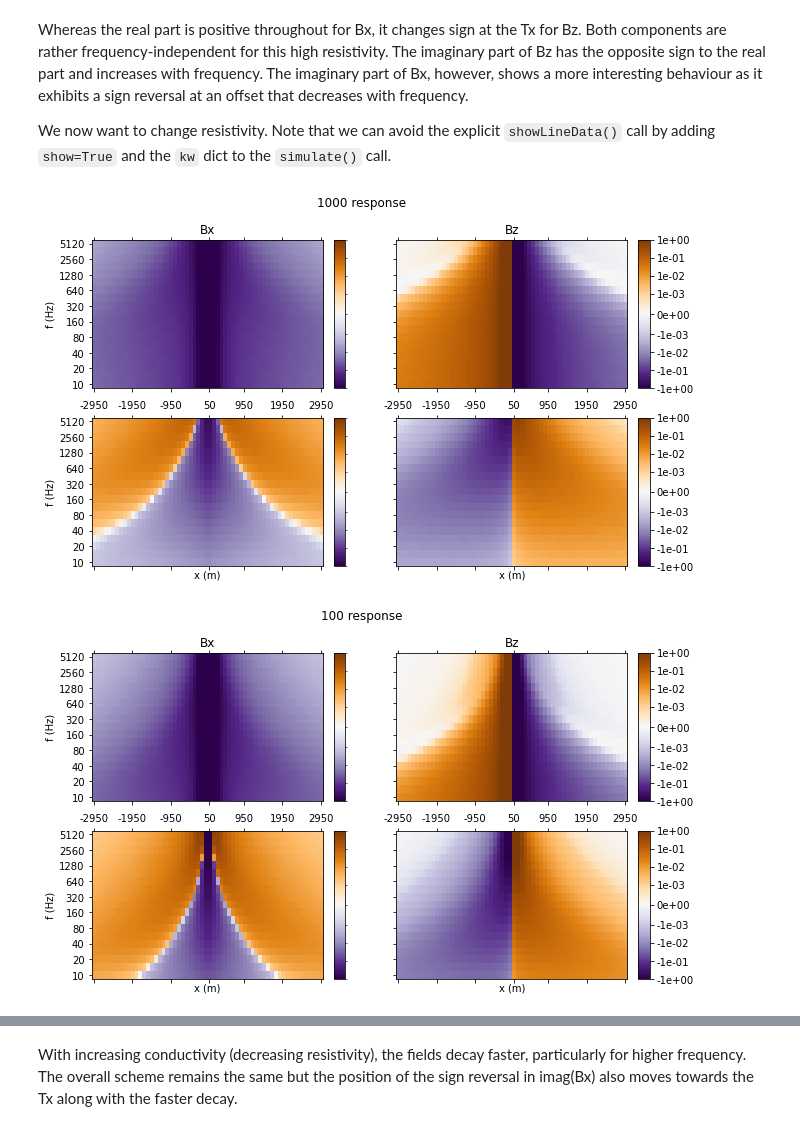
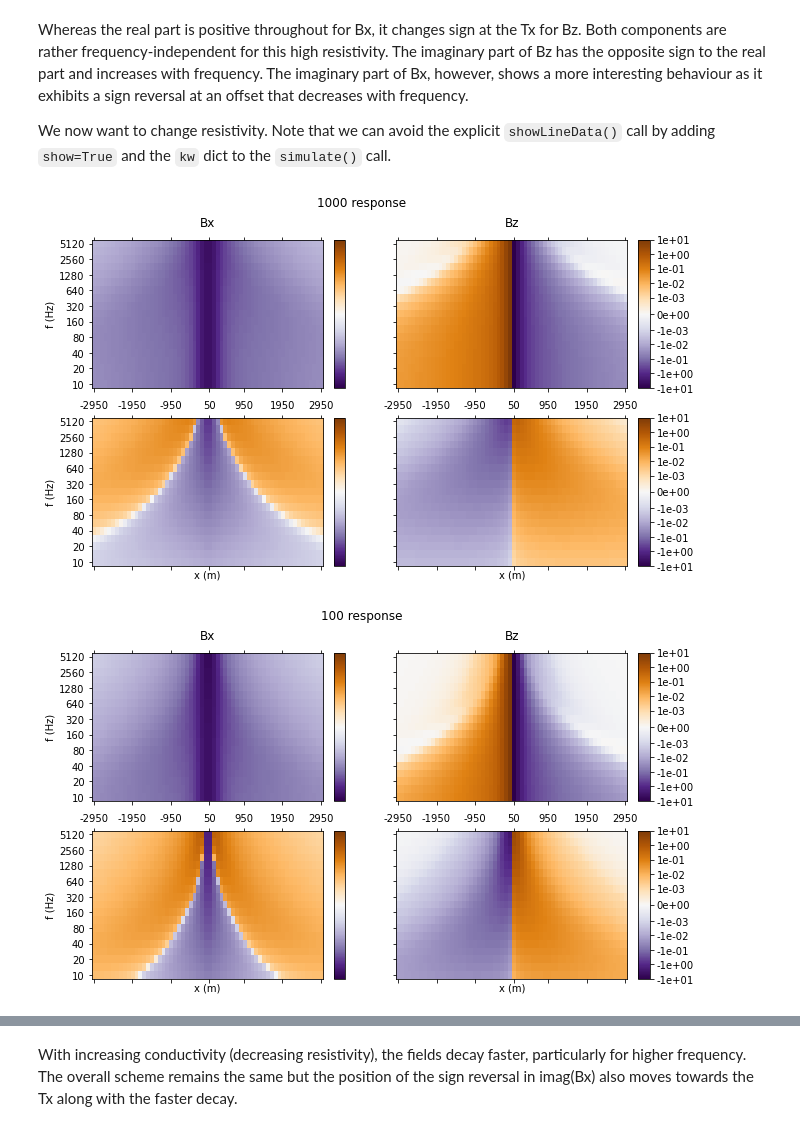
Before and after one commit to LIAG-S2/SAEM, a Jupyter notebook: examples/SAEM-Fields.ipynb, the cells around one changed output, grey strips where cells are left out. Drawn from its saved outputs; the diff is of its cells as text; code cells hidden in the pictures.

```diff
--- a/examples/SAEM-Fields.ipynb
+++ b/examples/SAEM-Fields.ipynb
@@ -48,7 +47,7 @@ Whereas the real part is positive throughout for Bx, it changes sign at the Tx f
 We now want to change resistivity. Note that we can avoid the explicit `showLineData()` call by adding `show=True` and the `kw` dict to the `simulate()` call.
 # %%
 for rho in [1000, 100, 10, 1]:
-    self.simulate(rho, show=True, name=str(rho), **kw);
+    self.simulate(rho, show=True, name=str(rho));
 # %% [output]
-[figure, old version]
+[figure, new version]
-[figure, old version]
+[figure, new version]
```
Also changed, not shown: parts of 6 cells of this notebook, 1 other file.
